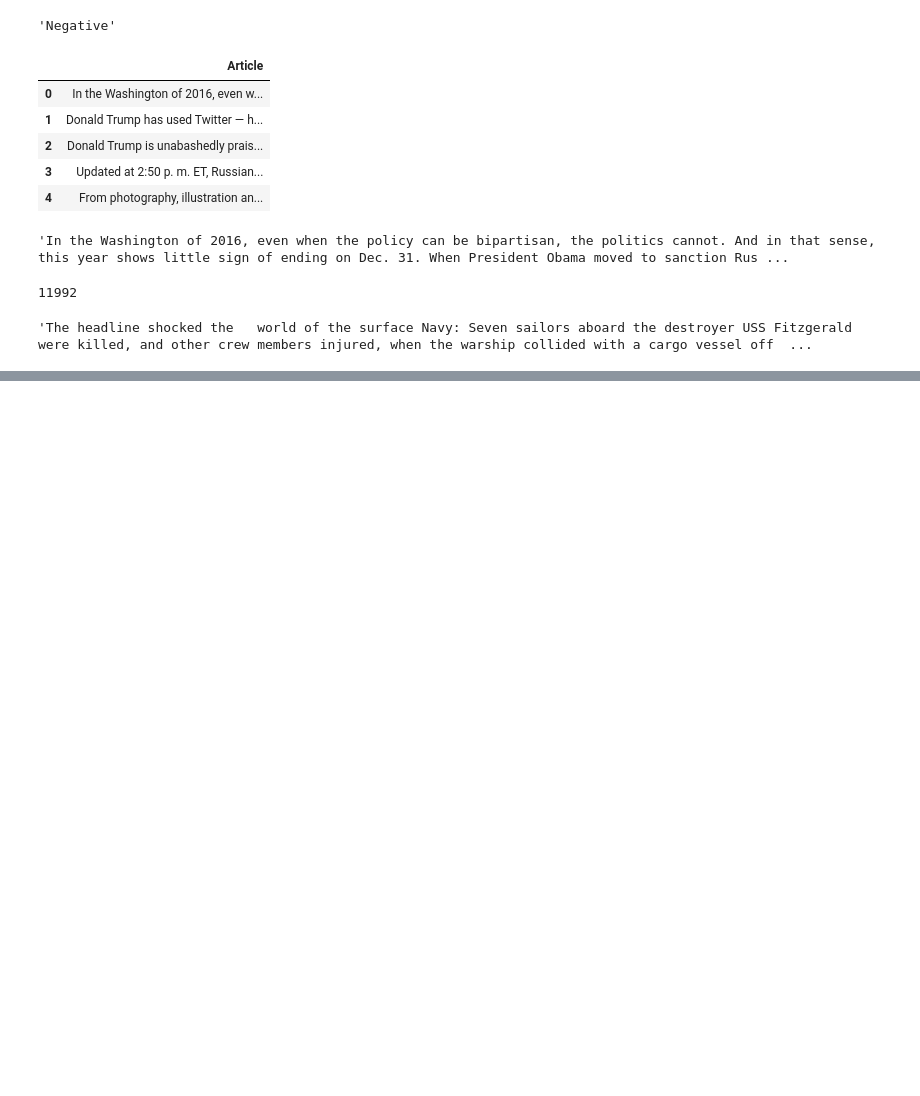
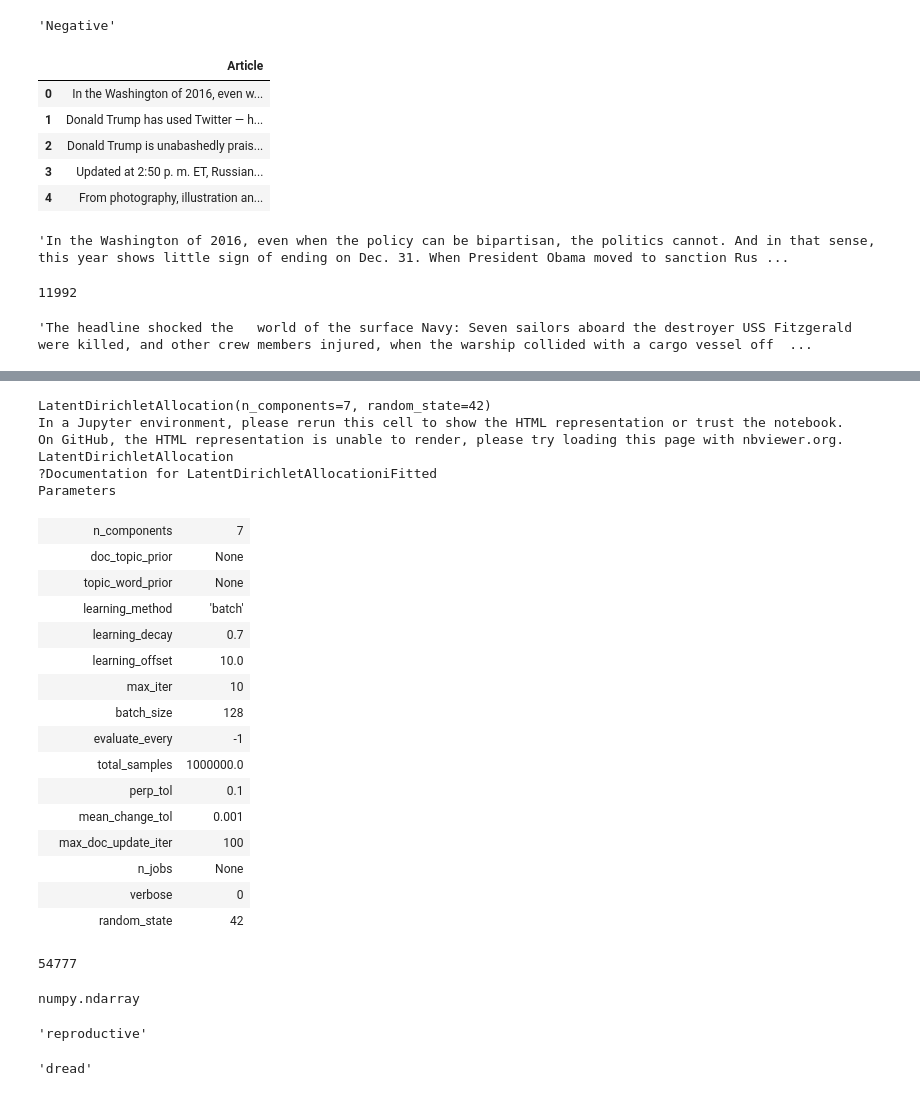
Before and after one commit to usaferreiratiago/nlp, a Jupyter notebook: notebooks/nlp.ipynb, the cells around one changed output, grey strips where cells are left out. Cells and saved outputs as stored; diff of their text form; code cells hidden in the pictures; blank space fills up the shorter version.

```diff
--- a/notebooks/nlp.ipynb
+++ b/notebooks/nlp.ipynb
@@ -2468,3 +2468,5 @@ npr['Article'][4000]
 from sklearn.feature_extraction.text import CountVectorizer
 # %%
 cv = CountVectorizer(max_df=0.9,min_df=2,stop_words='english')
+# %%
+dtm = cv.fit_transform(npr['Article'])
@@ -2470,0 +2500,27 @@ cv = CountVectorizer(max_df=0.9,min_df=2,stop_words='english')
+# %%
+LDA = LatentDirichletAllocation(n_components=7,random_state=42)
+# %%
+LDA.fit(dtm)
+# %% [output]
+LatentDirichletAllocation(n_components=7, random_state=42)
+In a Jupyter environment, please rerun this cell to show the HTML representation or trust the notebook.
+On GitHub, the HTML representation is unable to render, please try loading this page with nbviewer.org.
+LatentDirichletAllocation
+?Documentation for LatentDirichletAllocationiFitted
+Parameters
+|  | n_components | 7 |
+|  | doc_topic_prior | None |
+|  | topic_word_prior | None |
+|  | learning_method | 'batch' |
+|  | learning_decay | 0.7 |
+|  | learning_offset | 10.0 |
+|  | max_iter | 10 |
+|  | batch_size | 128 |
+|  | evaluate_every | -1 |
+|  | total_samples | 1000000.0 |
+|  | perp_tol | 0.1 |
+|  | mean_change_tol | 0.001 |
+|  | max_doc_update_iter | 100 |
+|  | n_jobs | None |
+|  | verbose | 0 |
+|  | random_state | 42 |
@@ -2470,0 +2529,20 @@ cv = CountVectorizer(max_df=0.9,min_df=2,stop_words='english')
+# %%
+len(cv.get_feature_names_out())
+# %% [output]
+54777
+# %%
+type(cv.get_feature_names_out())
+# %% [output]
+numpy.ndarray
+# %%
+cv.get_feature_names_out()[41000]
+# %% [output]
+'reproductive'
+# %%
+import random
+
+randomr_word_id = random.randint(0,54777)
+
+cv.get_feature_names_out()[randomr_word_id]
+# %% [output]
+'dread'
```
Also changed, not shown: parts of 20 cells of this notebook.
